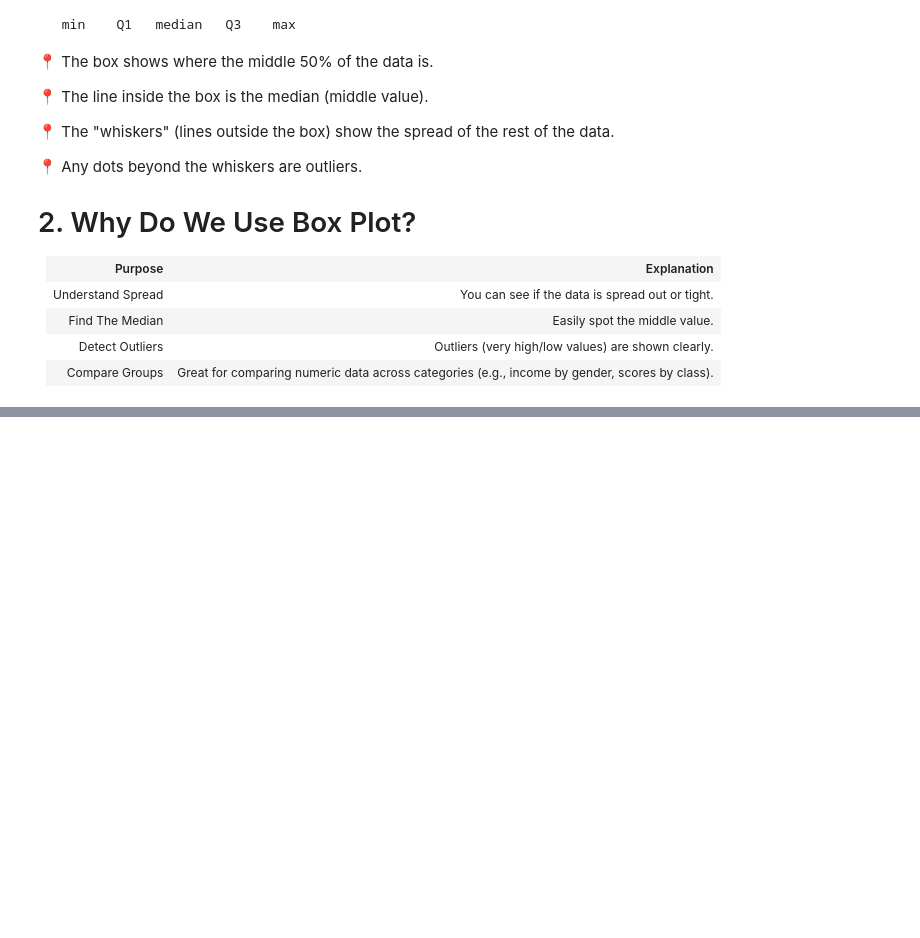
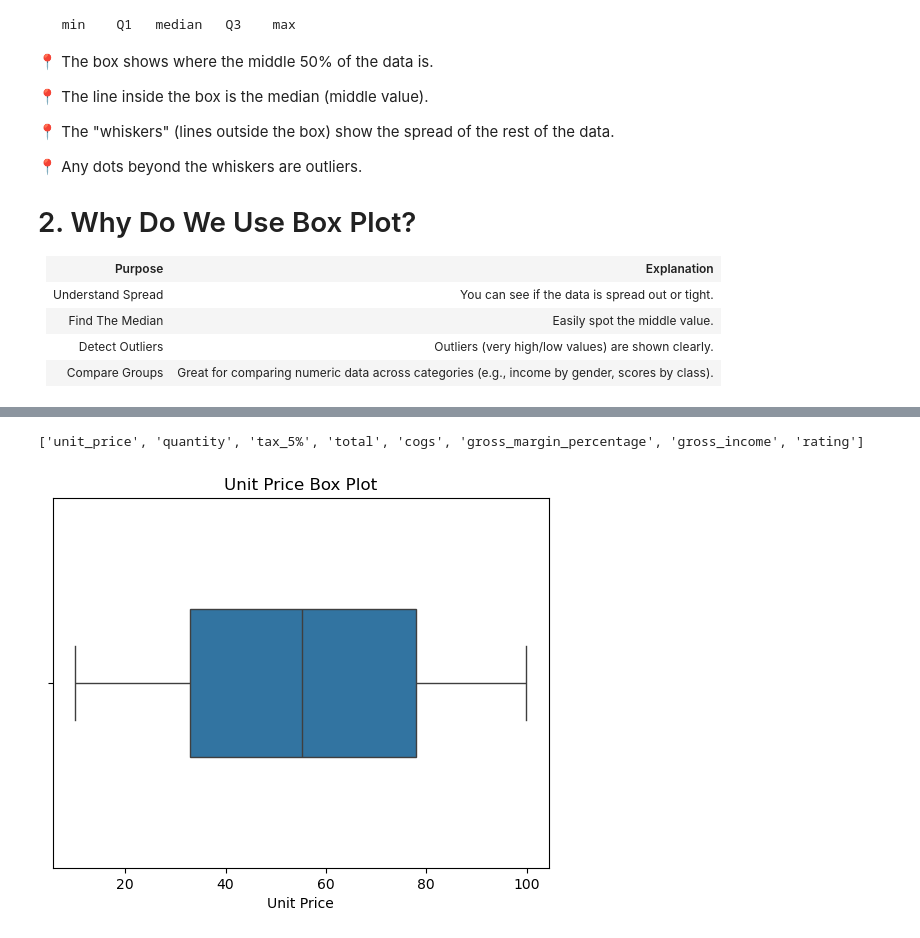
Before and after one commit to UstubecEmre/MatplotlibandSeabornFundamentals, a Jupyter notebook: boxplot_in_seaborn.ipynb, the cells around one changed output, grey strips where cells are left out. Drawn from its saved outputs; the diff is of its cells as text; code cells hidden in the pictures; blank space fills up the shorter version.

Commit message:
feat: add boxplot examples with different parameters

```diff
--- a/boxplot_in_seaborn.ipynb
+++ b/boxplot_in_seaborn.ipynb
@@ -59,0 +66,13 @@ The maximum (excluding outliers)
+# %%
+def load_dataset(df_name, file_path):
+    file_path = file_path
+    df_name = df_name
+
+    df_name = pd.read_csv(file_path)
+    if df_name is None:
+        raise FileNotFoundError("File Path Not Found")
+
+    df = pd.DataFrame(df_name)
+    return df
+# %%
+df = load_dataset(file_path= r"D:\DataVisualizationForPython\datasets\supermarket_sales_utf8.csv",df_name = "sales")
@@ -59,0 +102,13 @@ The maximum (excluding outliers)
+# %%
+num_cols = [col for col in df.columns if df[col].dtypes in ["float64","int64"]]
+print(num_cols)
+# %% [output]
+['unit_price', 'quantity', 'tax_5%', 'total', 'cogs', 'gross_margin_percentage', 'gross_income', 'rating']
+# %%
+# Create a basic Box Plot
+sns.boxplot(x = "unit_price", data = df, width=0.4) # horizontal
+plt.title("Unit Price Box Plot")
+plt.xlabel("Unit Price")
+plt.show()
+# %% [output]
+[figure, added]
```
Also changed, not shown: parts of 8 cells of this notebook.
